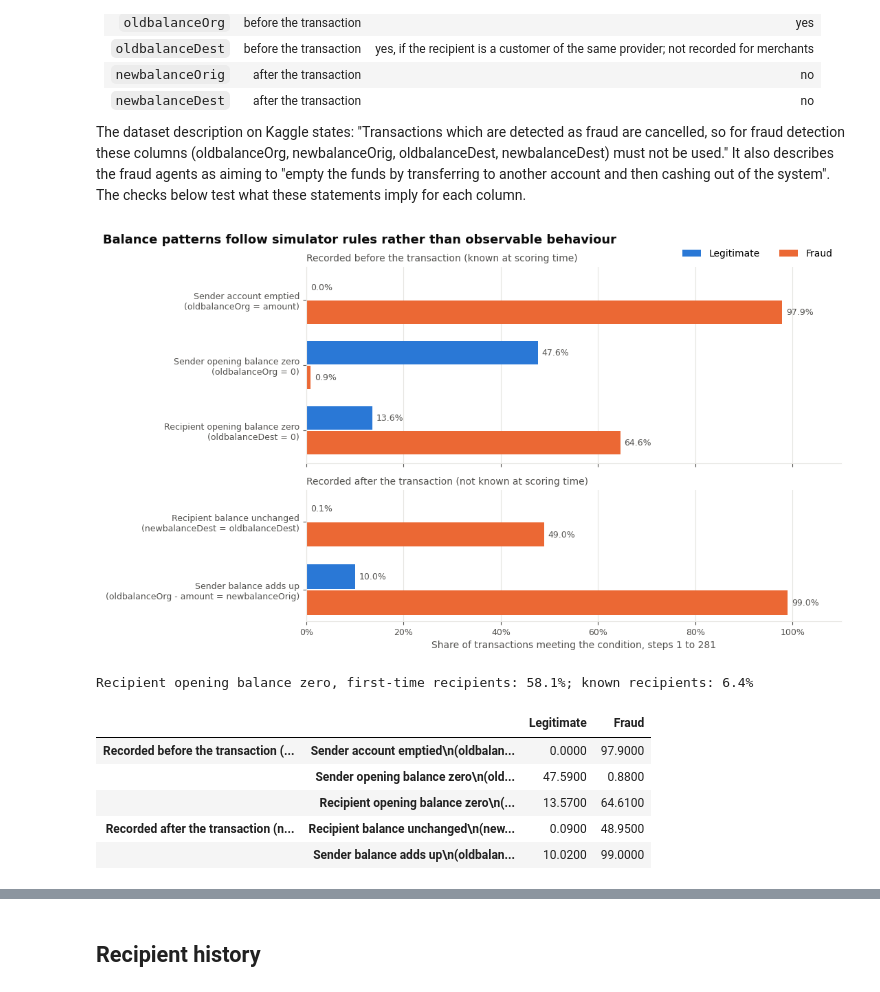
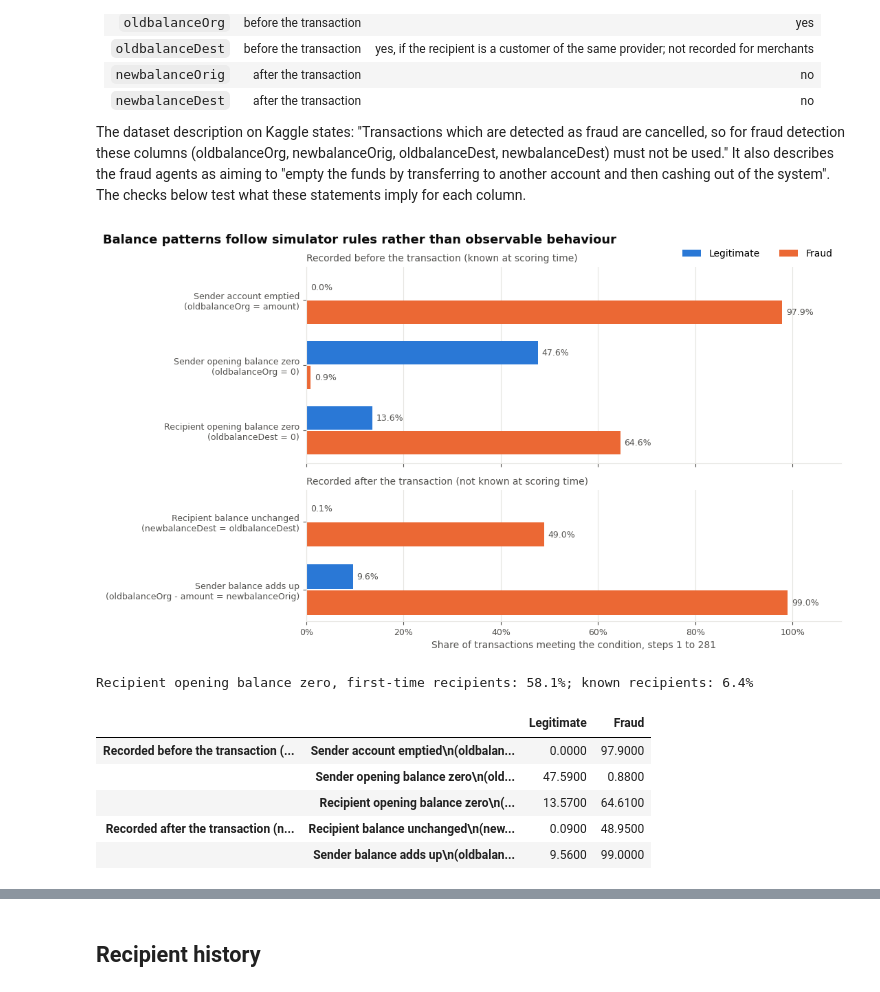
Before and after one commit to vdmhth/intro2ba, a Jupyter notebook: notebooks/eda/eda_kaggle.ipynb, the cells around one changed output, grey strips where cells are left out. Cells and saved outputs as stored; diff of their text form; code cells hidden in the pictures.

```diff
--- a/notebooks/eda/eda_kaggle.ipynb
+++ b/notebooks/eda/eda_kaggle.ipynb
@@ -390,41 +392,41 @@ groups = {
     "Recorded after the transaction (not known at scoring time)": {
         "Recipient balance unchanged\n(newbalanceDest = oldbalanceDest)": tc.newbalanceDest == tc.oldbalanceDest,
         "Sender balance adds up\n(oldbalanceOrg - amount = newbalanceOrig)": pd.Series(
-            np.isclose(tc.oldbalanceOrg - tc.amount, tc.newbalanceOrig, atol=0.01), index=tc.index),
+            np.isclose(tc.oldbalanceOrg - tc.amount, tc.newbalanceOrig, rtol=0, atol=0.01), index=tc.index),
     },
 }
 tables = {g: pd.DataFrame({k: v.groupby(tc.isFraud).mean() * 100 for k, v in c.items()}).T.set_axis(["Legitimate", "Fraud"], axis=1)
           for g, c in groups.items()}
 
 fig, axes = plt.subplots(2, 1, figsize=(11, 6.2), sharex=True, gridspec_kw={"height_ratios": [3, 2]})
 for ax, (g, t) in zip(axes, tables.items()):
     y = np.arange(len(t))
     ax.barh(y - 0.19, t["Legitimate"], height=0.36, color=LEGIT, label="Legitimate")
     ax.barh(y + 0.19, t["Fraud"], height=0.36, color=FRAUD, label="Fraud")
     for i, (l, f) in enumerate(zip(t["Legitimate"], t["Fraud"])):
         ax.text(l + 0.8, i - 0.19, f"{l:.1f}%", va="center", fontsize=9, color=INK2)
         ax.text(f + 0.8, i + 0.19, f"{f:.1f}%", va="center", fontsize=9, color=INK2)
     ax.set_yticks(y, t.index)
     ax.invert_yaxis()
     ax.set_xlim(0, 110)
     ax.grid(axis="y", visible=False)
     ax.set_title(g)
 axes[1].xaxis.set_major_formatter(mtick.PercentFormatter(decimals=0))
 axes[1].set_xlabel(f"Share of transactions meeting the condition, steps 1 to {TRAIN_END}")
 axes[0].legend(loc="lower right", bbox_to_anchor=(1.0, 1.0), ncol=2)
 fig.tight_layout(); headline(fig, "Balance patterns follow simulator rules rather than observable behaviour"); save(fig, "balance_patterns"); plt.show()
 print(f"Recipient opening balance zero, first-time recipients: {(tc.loc[tc.is_new_dest == 1, 'oldbalanceDest'] == 0).mean():.1%}; "
       f"known recipients: {(tc.loc[tc.is_new_dest == 0, 'oldbalanceDest'] == 0).mean():.1%}")
 pd.concat(tables).round(2)
 # %% [output]
 [figure]
 Recipient opening balance zero, first-time recipients: 58.1%; known recipients: 6.4%
 |  |  | Legitimate | Fraud |
 | Recorded before the transaction (... | Sender account emptied\n(oldbalan... | 0.0000 | 97.9000 |
 |  | Sender opening balance zero\n(old... | 47.5900 | 0.8800 |
 |  | Recipient opening balance zero\n(... | 13.5700 | 64.6100 |
 | Recorded after the transaction (n... | Recipient balance unchanged\n(new... | 0.0900 | 48.9500 |
-|  | Sender balance adds up\n(oldbalan... | 10.0200 | 99.0000 |
+|  | Sender balance adds up\n(oldbalan... | 9.5600 | 99.0000 |
 # %% [markdown]
 **Post-transaction balances** (`newbalanceOrig`, `newbalanceDest`) describe the outcome of the transaction. A real-time scoring service evaluates a payment before it is completed, so these values do not exist at that moment, and using them would be a temporal leak. They also show a label-dependent recording effect: the recipient balance is unchanged after receiving the money in 49.0% of frauds, against 0.09% of legitimate transactions, which is consistent with the statement that fraudulent transactions are cancelled.
 
```
Also changed, not shown: parts of 15 cells of this notebook, 5 other files.
